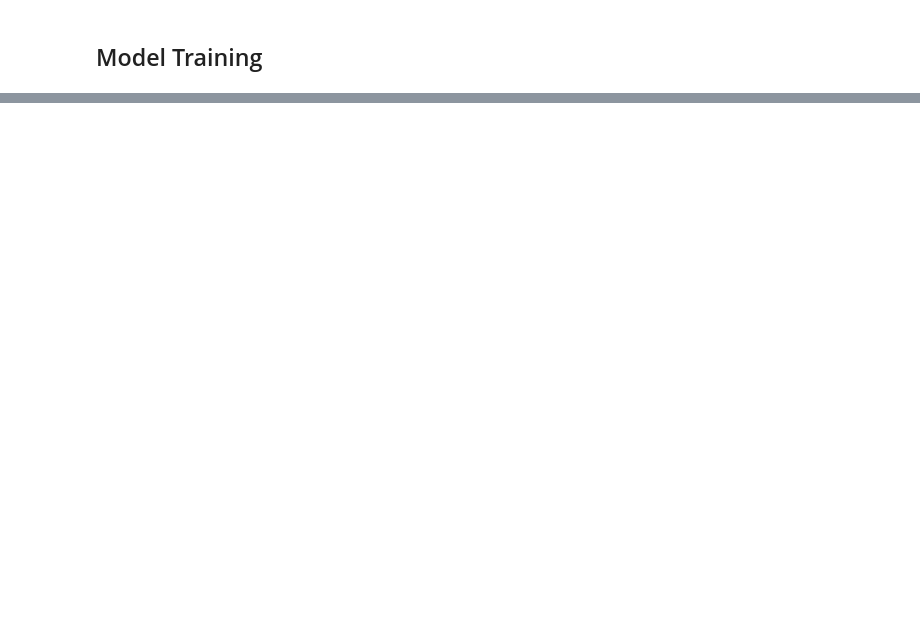
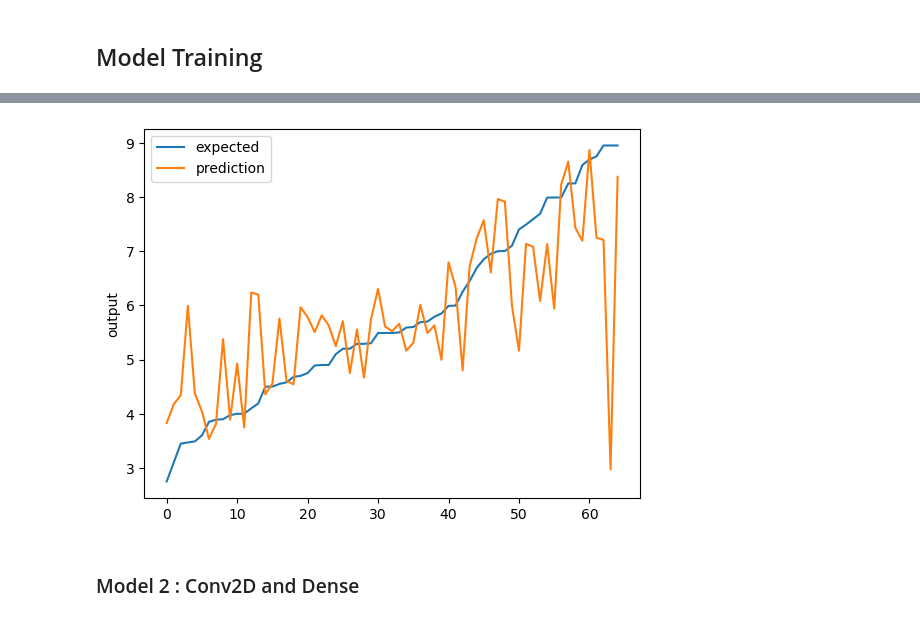
Before and after one commit to chkathi/intelligent-systems, a Jupyter notebook: P3/house-price-predictor.ipynb, the cells around one changed output, grey strips where cells are left out. Drawn from its saved outputs; the diff is of its cells as text; code cells hidden in the pictures; blank space fills up the shorter version.

```diff
--- a/P3/house-price-predictor.ipynb
+++ b/P3/house-price-predictor.ipynb
@@ -407,0 +419,27 @@ from keras.optimizers import Adam
+# %%
+filepath = './dnn/best_weights-base.keras'
+checkpointer = ModelCheckpoint(filepath=filepath, verbose=0, save_best_only=True)
+
+adam_optimizer = Adam(learning_rate=0.02, beta_1=0.9, beta_2=0.999,epsilon=1e-07)
+sgd_optimizer = SGD(learning_rate=0.00007, momentum=0.9, nesterov=True)
+monitor = EarlyStopping(monitor='val_loss', min_delta=1e-5, patience=5,verbose=1, mode='auto')
+
+model = Sequential()
+model.add(Dense(32, activation='relu'))
+model.add(Dense(4, activation='relu'))
+model.add(Dense(1))
+
+# print(model.summary())
+# plot_model(model, show_shapes=True)
+model.compile(loss='mean_squared_error', optimizer=adam_optimizer)
+model.fit(x_train, y_train,
+          validation_data=(x_test, y_test),
+          callbacks=[monitor, checkpointer],verbose=2,epochs=250)
+
+print('Training model 1 finished...Loading the best model')
+print()
+model.load_weights(filepath) # load weights from best model
+
+pred_base = model.predict(x_test)
+score_base = np.sqrt(metrics.mean_squared_error(pred_base,y_test))
+print("Score (RMSE): {}".format(score_base))
@@ -408 +464,7 @@ from keras.optimizers import Adam
+# %%
+chart_regression(pred_base.flatten(),y_test)
+# %% [output]
+[figure, added]
+# %% [markdown]
+### Model 2 : Conv2D and Dense
 # %%
```
Also changed, not shown: parts of 49 cells of this notebook, 1 other file.
